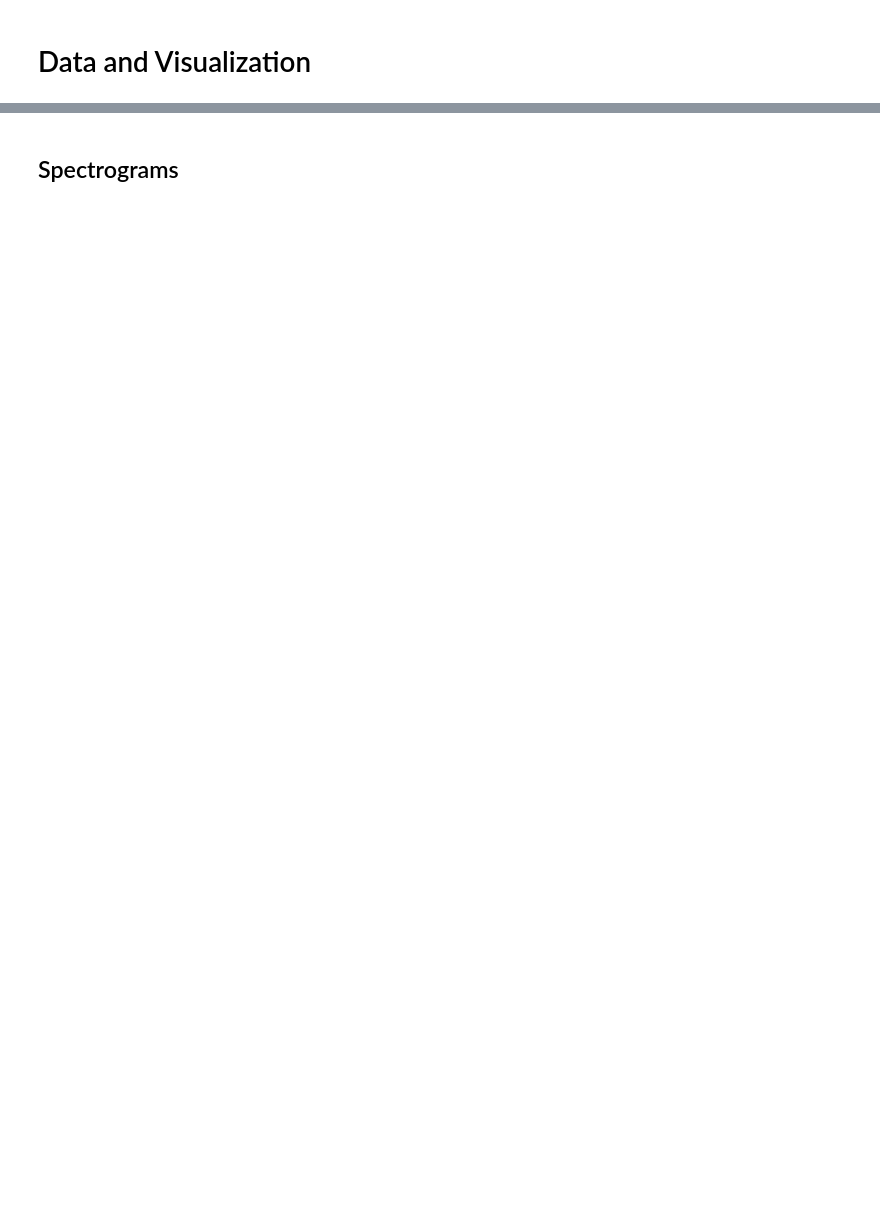
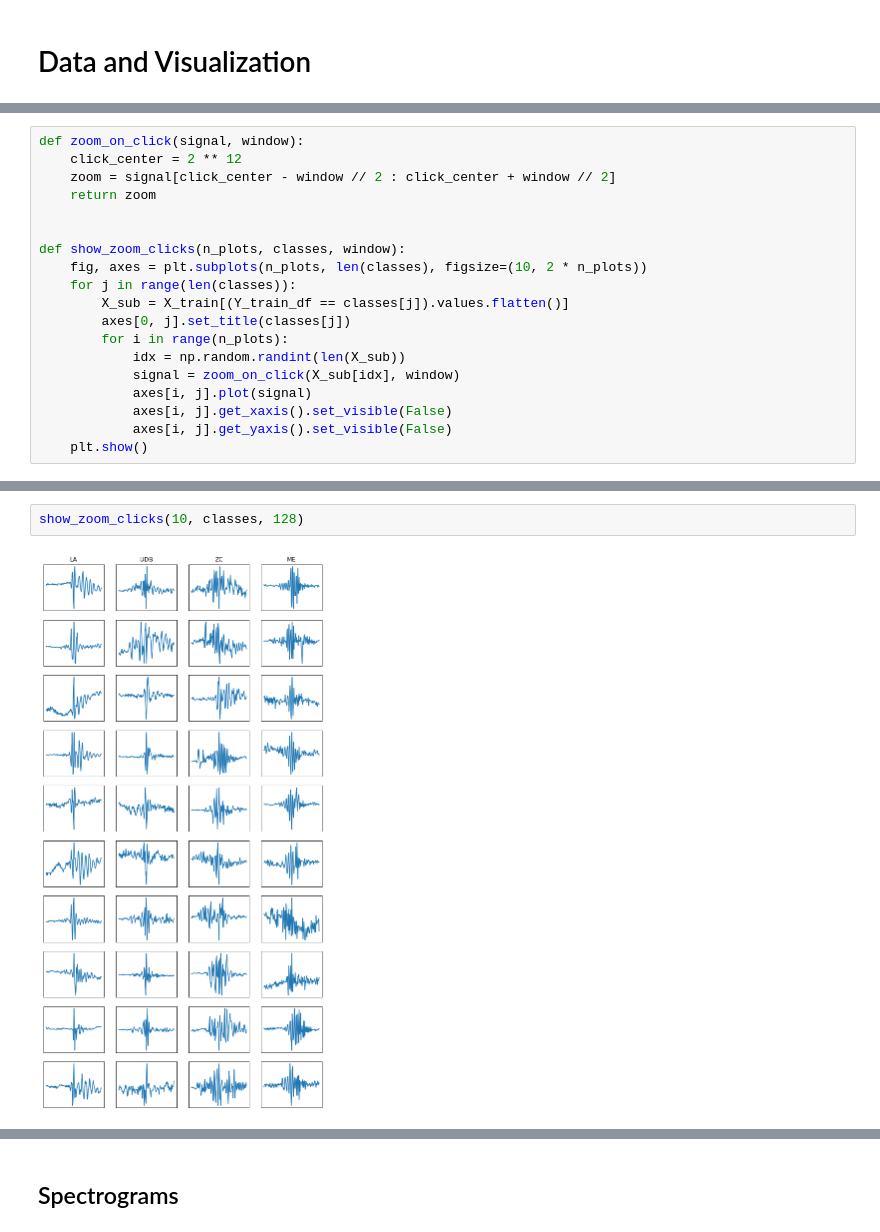
Before and after one commit to bastiendechamps/DOCC10_challenge_MVA, a Jupyter notebook: notebooks/dataviz.ipynb, the cells around one changed output, grey strips where cells are left out. Saved outputs shown, nothing was run; the diff lists cells and outputs as text; blank space fills up the shorter version.

Commit message:
add: spectrogram and click zoom dataviz

```diff
--- a/notebooks/dataviz.ipynb
+++ b/notebooks/dataviz.ipynb
@@ -73,0 +74,19 @@ show_clicks(5, classes)
+# %%
+def zoom_on_click(signal, window):
+    click_center = 2 ** 12
+    zoom = signal[click_center - window // 2 : click_center + window // 2]
+    return zoom
+
+
+def show_zoom_clicks(n_plots, classes, window):
+    fig, axes = plt.subplots(n_plots, len(classes), figsize=(10, 2 * n_plots))
+    for j in range(len(classes)):
+        X_sub = X_train[(Y_train_df == classes[j]).values.flatten()]
+        axes[0, j].set_title(classes[j])
+        for i in range(n_plots):
+            idx = np.random.randint(len(X_sub))
+            signal = zoom_on_click(X_sub[idx], window)
+            axes[i, j].plot(signal)
+            axes[i, j].get_xaxis().set_visible(False)
+            axes[i, j].get_yaxis().set_visible(False)
+    plt.show()
@@ -73,0 +95,4 @@ show_clicks(5, classes)
+# %%
+show_zoom_clicks(10, classes, 128)
+# %% [output]
+[figure, added]
```
Also changed, not shown: parts of 8 cells of this notebook.
